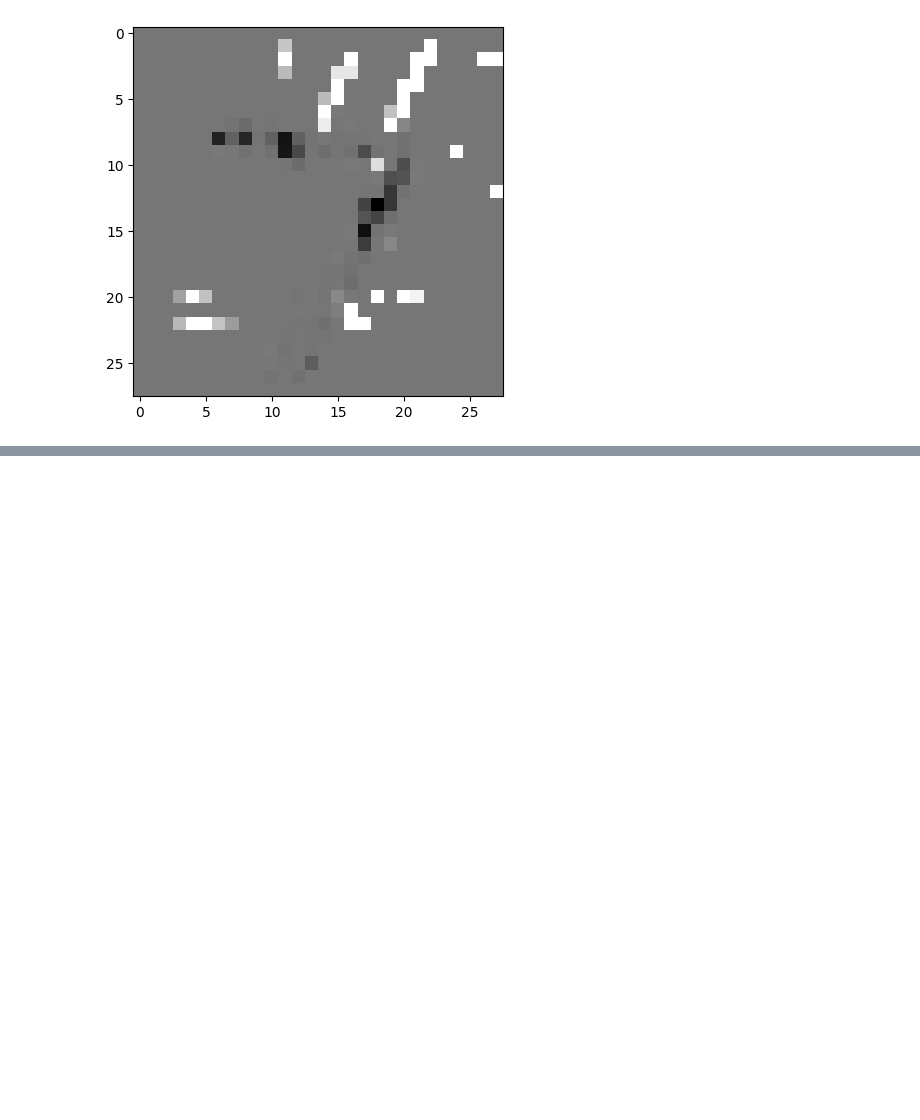
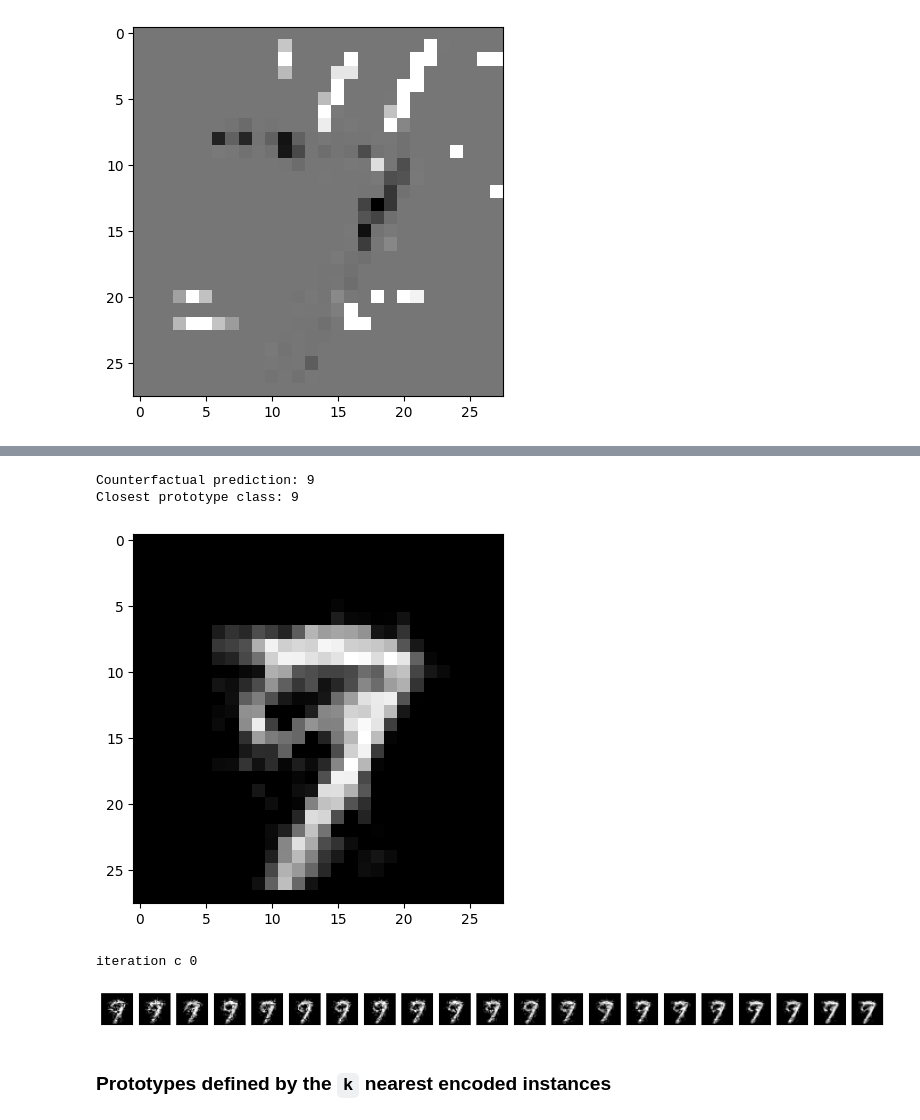
Before and after one commit to MBernart/counterfactuals, a Jupyter notebook: experiments/alibi_MNIST.ipynb, the cells around one changed output, grey strips where cells are left out. Saved outputs shown, nothing was run; the diff lists cells and outputs as text; code cells hidden in the pictures; blank space fills up the shorter version.

```diff
--- a/experiments/alibi_MNIST.ipynb
+++ b/experiments/alibi_MNIST.ipynb
@@ -198,0 +270,3 @@ plt.imshow((explanation.cf['X'] - X).reshape(28, 28));
+# %%
+X = x_test[0].reshape((1,) + x_test[0].shape)
+plt.imshow(X.reshape(28, 28));
@@ -198,0 +275,18 @@ plt.imshow((explanation.cf['X'] - X).reshape(28, 28));
+# %%
+shape = (1,) + x_train.shape[1:]
+gamma = 100.
+theta = 100.
+c_init = 1.
+c_steps = 2
+max_iterations = 1000
+feature_range = (x_train.min(),x_train.max())
+# %%
+cf = CounterfactualProto(cnn, shape, gamma=gamma, theta=theta,
+                         ae_model=ae, enc_model=enc, max_iterations=max_iterations,
+                         feature_range=feature_range, c_init=c_init, c_steps=c_steps)
+start_time = time()
+cf.fit(x_train)  # find class prototypes
+print('Time to find prototypes each class: {:.3f} sec'.format(time() - start_time))
+start_time = time()
+explanation = cf.explain(X)
+print('Explanation took {:.3f} sec'.format(time() - start_time))
@@ -198,0 +296,24 @@ plt.imshow((explanation.cf['X'] - X).reshape(28, 28));
+# %%
+print('Counterfactual prediction: {}'.format(explanation.cf['class']))
+print(f'Closest prototype class: {explanation.id_proto}')
+plt.imshow(explanation.cf['X'].reshape(28, 28));
+# %% [output]
+Counterfactual prediction: 9
+Closest prototype class: 9
+[figure, added]
+# %%
+iter_cf = 0
+print(f'iteration c {iter_cf}')
+n = len(explanation['all'][iter_cf])
+plt.figure(figsize=(20, 4))
+for i in range(n):
+    ax = plt.subplot(1, n+1, i+1)
+    plt.imshow(explanation['all'][iter_cf][i].reshape(28, 28))
+    ax.get_xaxis().set_visible(False)
+    ax.get_yaxis().set_visible(False)
+plt.show()
+# %% [output]
+iteration c 0
+[figure, added]
+# %% [markdown]
+### Prototypes defined by the `k` nearest encoded instances
```
Also changed, not shown: parts of 23 cells of this notebook, 2 other files.
